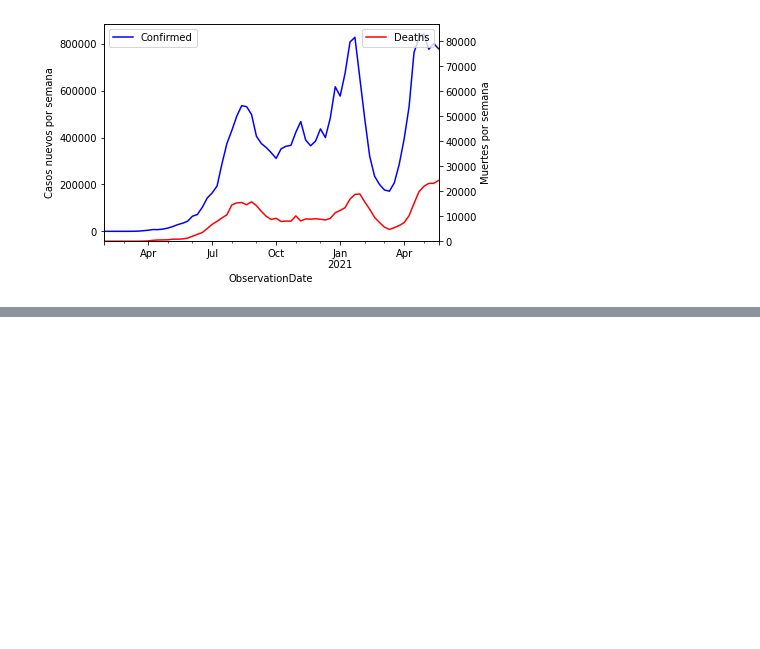
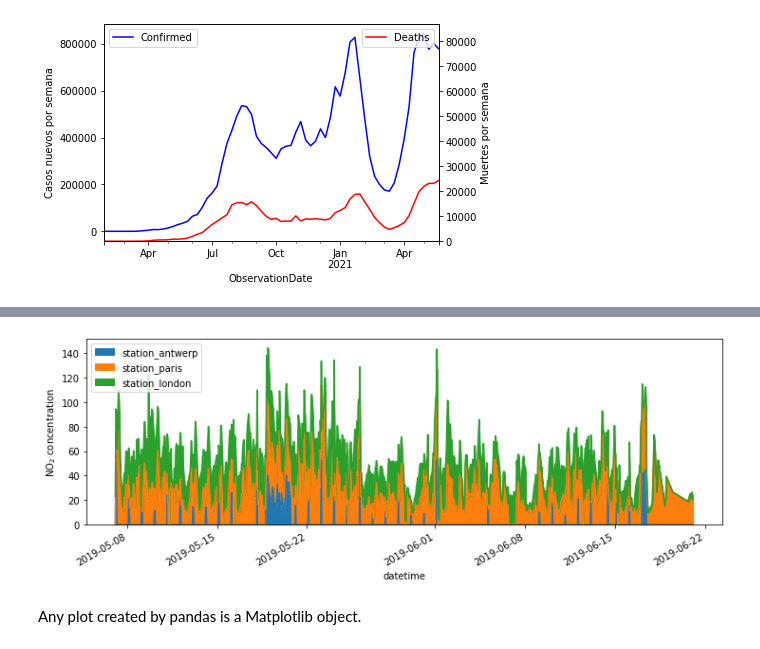
Before and after one commit to calderon9505/DataScience_Platzi, a Jupyter notebook: 01_Python/Pandas/11_Graphics.ipynb, the cells around one changed output, grey strips where cells are left out. Saved outputs shown, nothing was run; the diff lists cells and outputs as text; code cells hidden in the pictures; blank space fills up the shorter version.

```diff
--- a/01_Python/Pandas/11_Graphics.ipynb
+++ b/01_Python/Pandas/11_Graphics.ipynb
@@ -201,0 +244,9 @@ df_colombia_time['Deaths'].plot(legend=True, style = 'r', ylim=[0,87000], ylabel
+# %%
+fig, axs = plt.subplots(figsize=(12, 4))        # Create an empty matplotlib Figure and Axes
+air_quality.plot.area(ax=axs)                   # Use pandas to put the area plot on the prepared Figure/Axes
+axs.set_ylabel("NO$_2$ concentration")          # Do any matplotlib customization you like
+fig.savefig("no2_concentrations.png")           # Save the Figure/Axes using the existing matplotlib method.
+# %% [output]
+[figure, added]
+# %% [markdown]
+Any plot created by pandas is a Matplotlib object.
```
Also changed, not shown: parts of 6 cells of this notebook, 11 other files.
